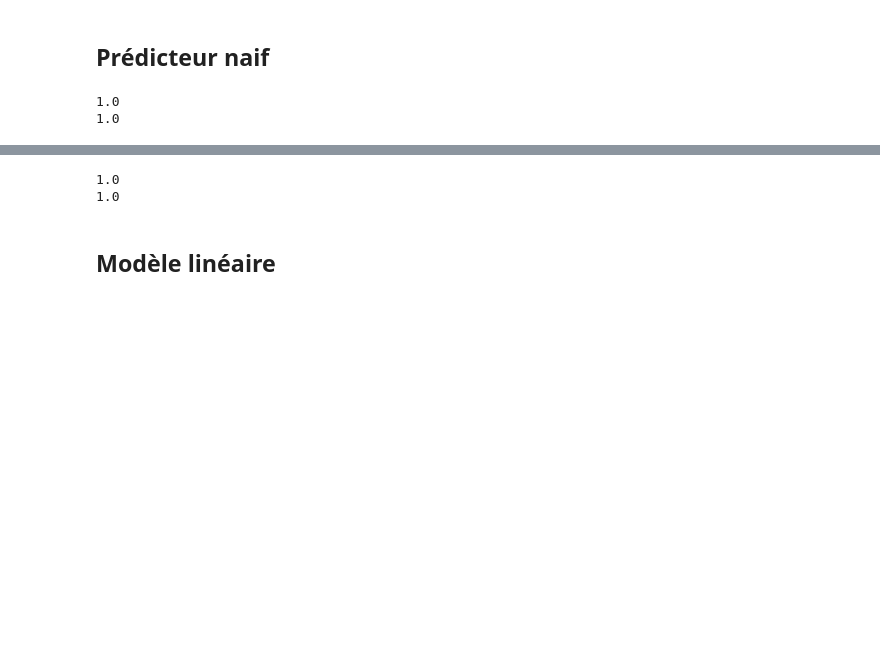
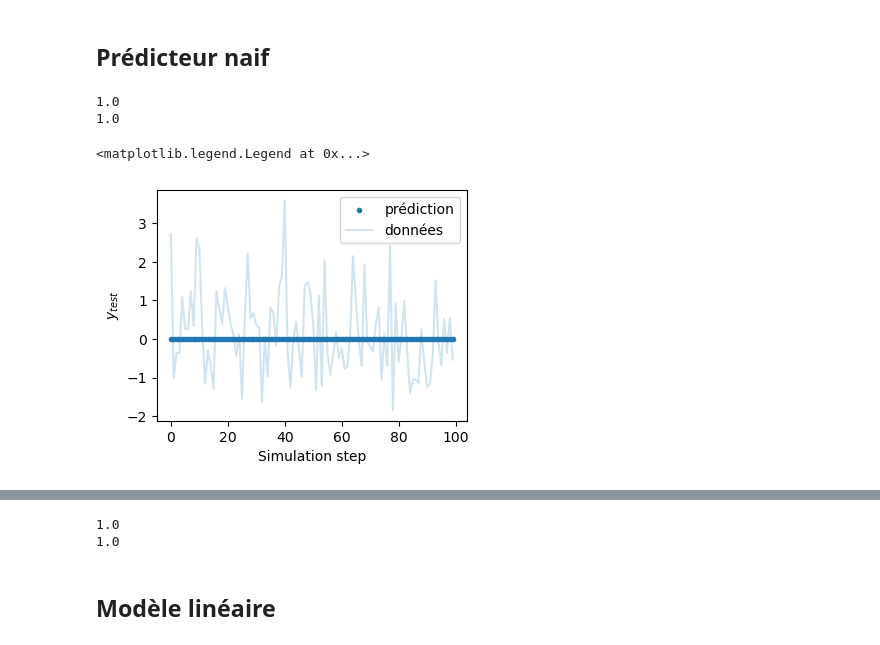
Before and after one commit to LoanRenaud/zundel, a Jupyter notebook: Zundel_Ion.ipynb, the cells around one changed output, grey strips where cells are left out. Drawn from its saved outputs; the diff is of its cells as text; code cells hidden in the pictures; blank space fills up the shorter version.

```diff
--- a/Zundel_Ion.ipynb
+++ b/Zundel_Ion.ipynb
@@ -411,3 +412,13 @@ print(mse_test)
 # %% [output]
 1.0
 1.0
+# %%
+fig=plt.figure(figsize=(4,3))
+plt.scatter(np.arange(0, len(y_train[:100])),y_fit[:100], marker='.', label="prédiction")
+plt.plot(np.arange(0, len(y_train[:100])), y_train[:100], alpha=0.2, label='données')
+plt.xlabel('Simulation step')
+plt.ylabel('$y_{test}$')
+plt.legend()
+# %% [output]
+<matplotlib.legend.Legend at 0x...>
+[figure, added]
```
Also changed, not shown: parts of 2 cells of this notebook.
